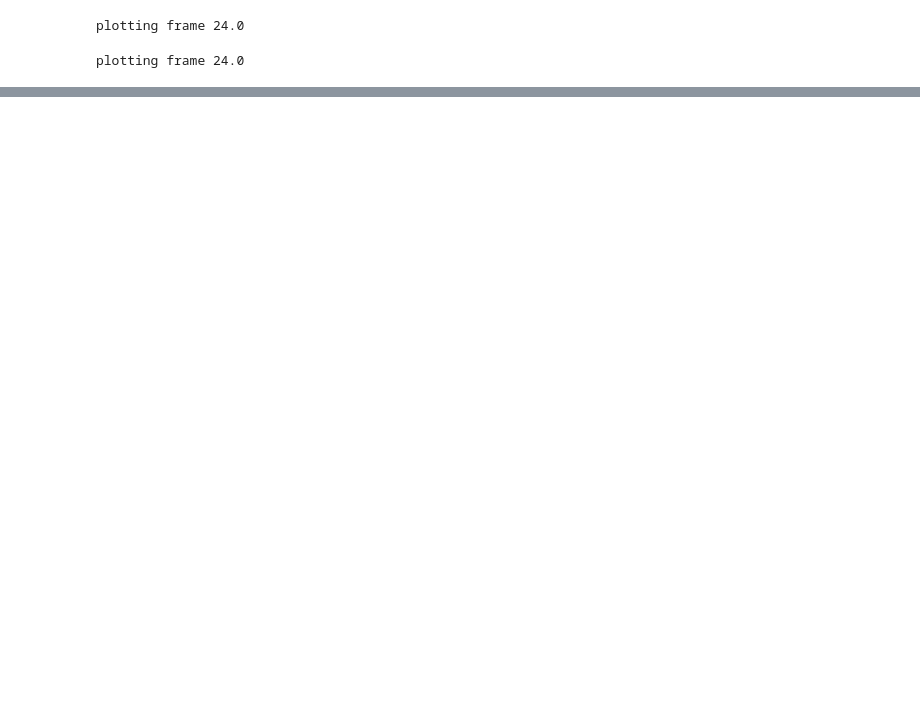
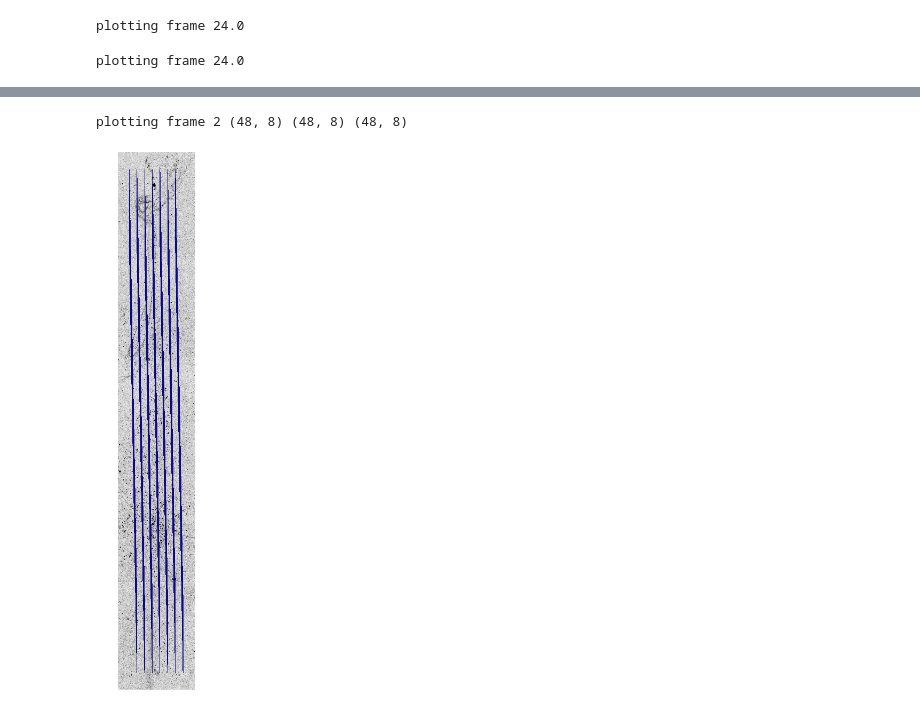
Before and after one commit to amichaut/track_analysis, a Jupyter notebook: analyze_traj.ipynb, the cells around one changed output, grey strips where cells are left out. Saved outputs shown, nothing was run; the diff lists cells and outputs as text; code cells hidden in the pictures; blank space fills up the shorter version.

```diff
--- a/analyze_traj.ipynb
+++ b/analyze_traj.ipynb
@@ -330,0 +104,2 @@ AttributeError: 'ListedColormap' object has no attribute 'set_clim'
+# %%
+avg_vfield = plot_frame_vfield(df,groups,frame,data_dir,avg_grid=10,plot_field=False)
@@ -330,0 +145,6 @@ AttributeError: 'ListedColormap' object has no attribute 'set_clim'
+# %%
+%run analyze_traj.py
+plot_frame_div(avg_vfield,2,data_dir)
+# %% [output]
+plotting frame 2 (48, 8) (48, 8) (48, 8)
+[figure, added]
```
Also changed, not shown: parts of 20 cells of this notebook, 1 other file.
